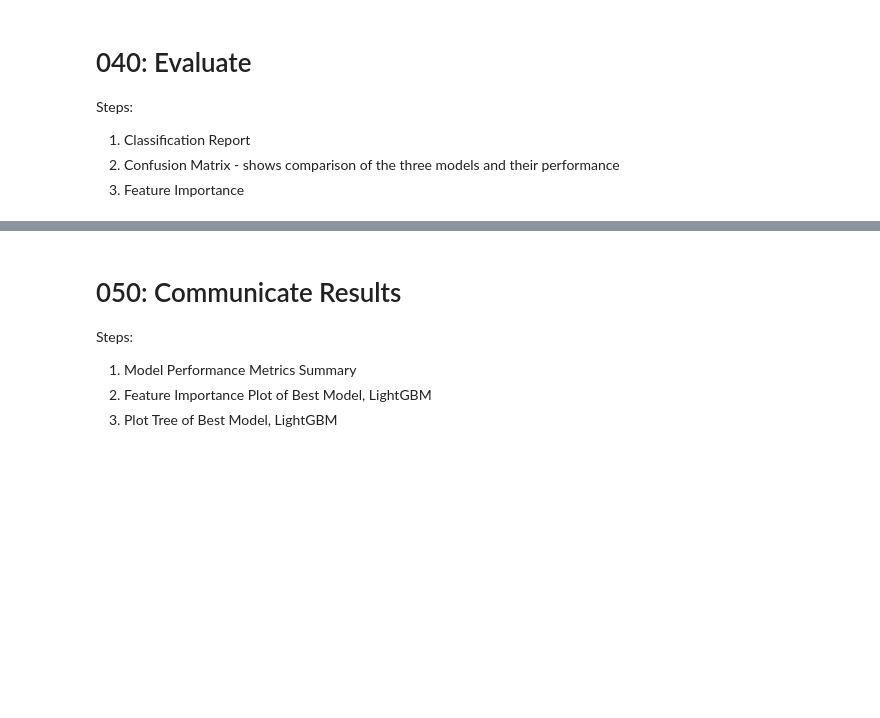
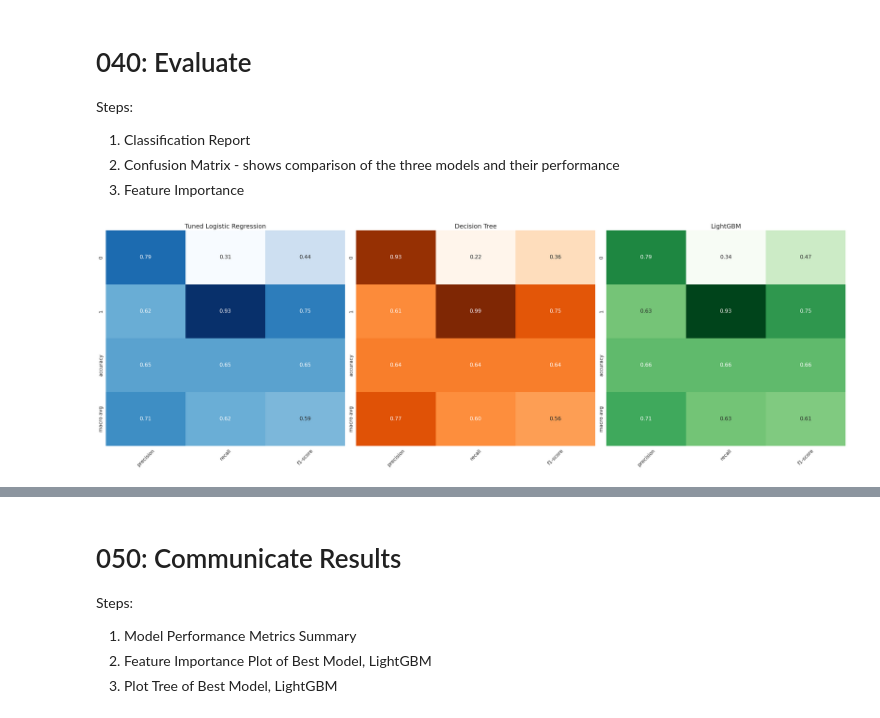
Before and after one commit to DominicNyabuto/Earthquake-Damage-Classification-Kavrepalanchok-Nepal, a Jupyter notebook: notebooks/codespace_earthquake-nepal-classification.ipynb, the cells around one changed output, grey strips where cells are left out. Drawn from its saved outputs; the diff is of its cells as text; code cells hidden in the pictures; blank space fills up the shorter version.

```diff
--- a/notebooks/codespace_earthquake-nepal-classification.ipynb
+++ b/notebooks/codespace_earthquake-nepal-classification.ipynb
@@ -909,36 +909,38 @@ report_dt = pd.DataFrame(classification_report(y_val, dt_y_val_preds, output_dic
 # --- LightGBM --
 
 report_lgbm = pd.DataFrame(classification_report(y_val_lgbm, lgbm_y_val_preds, output_dict=True)).T
 
 # List of reports and titles
 reports = [report_log, report_dt, report_lgbm]
 titles = ["Tuned Logistic Regression", "Decision Tree", "LightGBM"]
 cmaps = ["Blues", "Oranges", "Greens"]
 
 # Side-by-Side Heatmaps
 fig, axes = plt.subplots(1, 3, figsize=(30, 10))
 for i, (report, title, cmap) in enumerate(zip(reports, titles, cmaps)):
     # Exclude 'accuracy' row and 'support' column for heatmap
     sns.heatmap(
         report.iloc[:-1, :-1],  # all rows except 'accuracy', all columns except 'support'
         annot=True, fmt=".2f", cmap=cmap, ax=axes[i], cbar=False,
         annot_kws={"size": 15}
     )
     axes[i].set_title(title, fontsize=18)
     axes[i].set_xlabel("")
     axes[i].set_ylabel("")
     axes[i].tick_params(axis='x', labelrotation=45, labelsize=14)
     axes[i].tick_params(axis='y', labelsize=14)
 
 plt.tight_layout()
 
 # # Save the report as an image, .png or .jog
-plt.savefig(
-    "/workspaces/Earthquake-Damage-Classification-Kavrepalanchok-Nepal/results/figures/Classification_Reports.png",
-    dpi=600, bbox_inches="tight")
+# plt.savefig(
+#     "/workspaces/Earthquake-Damage-Classification-Kavrepalanchok-Nepal/results/figures/Classification_Reports.png",
+#     dpi=600, bbox_inches="tight")
 
 
 plt.show()
+# %% [output]
+[figure, added]
 # %%
 # === Confusion Matrices ===
 
```
Also changed, not shown: parts of 5 cells of this notebook, 11 other files.
